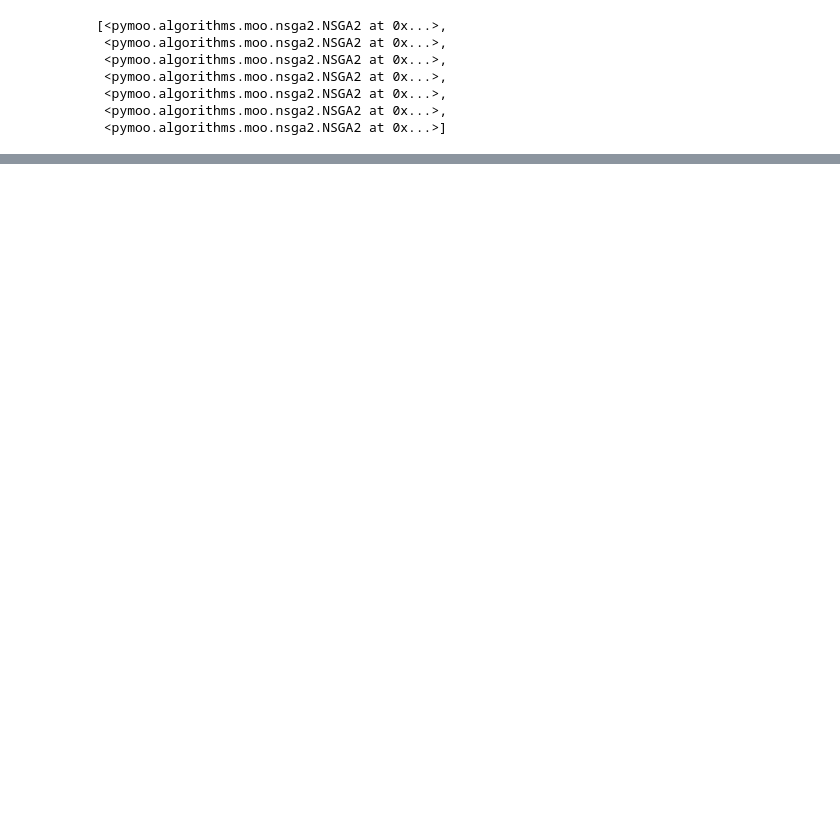
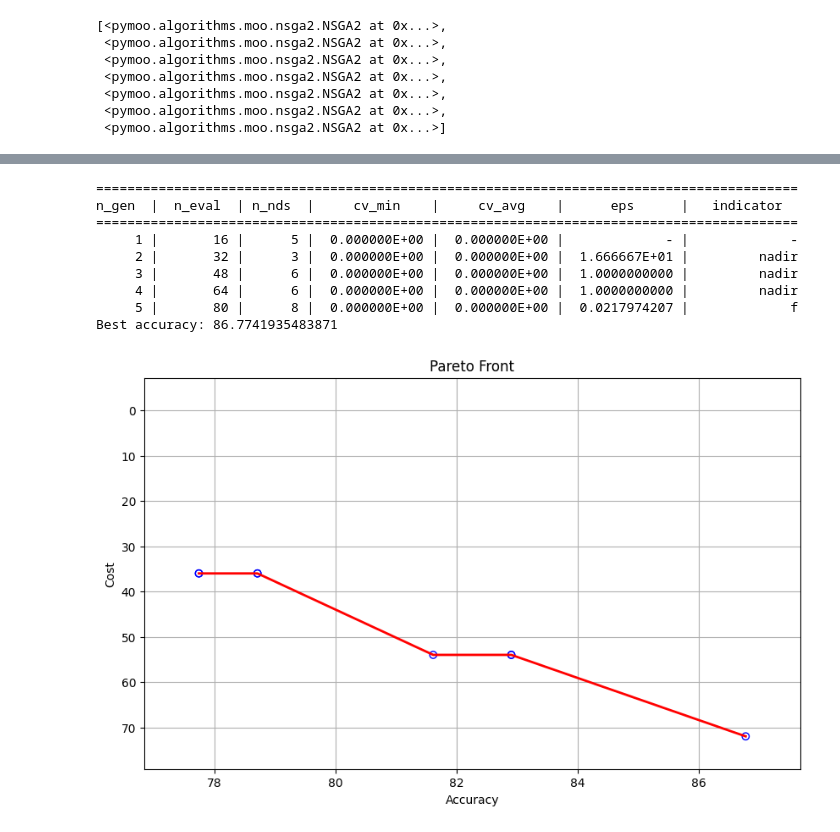
Before and after one commit to DiceNameIsMy/neural-networks-compression, a Jupyter notebook: src/main.ipynb, the cells around one changed output, grey strips where cells are left out. Drawn from its saved outputs; the diff is of its cells as text; code cells hidden in the pictures; blank space fills up the shorter version.

```diff
--- a/src/main.ipynb
+++ b/src/main.ipynb
@@ -181,0 +216,3 @@ NameError: name 'res' is not defined
+# %%
+pop = np.array([e.X for e in res.history[-1].off])
+pop
@@ -181,0 +236,45 @@ NameError: name 'res' is not defined
+# %%
+
+nas_params = NASParams(
+    min_accuracy=30,
+    amount_of_evaluations=5,
+    population_size=40,
+    population_offspring_count=16,
+    epochs=10,
+)
+problem = NASProblem(VertebralDataset, nas_params)
+
+algorithm = NSGA2(
+    pop_size=nas_params.population_size,
+    n_offsprings=nas_params.population_offspring_count,
+    sampling=pop,
+    crossover=SBX(prob=0.9, eta=15, repair=RoundingRepair()),
+    mutation=PM(eta=20, repair=RoundingRepair()),
+)
+
+termination = get_termination("n_gen", 5)
+res = minimize(
+    problem,
+    algorithm,
+    termination,
+    seed=SEED,
+    save_history=True,
+    verbose=True,
+)
+
+problem.show_metadata()
+
+population = get_population_df(problem, res)
+
+# population["pareto_trained"] = train_pf(population["pareto"], VertebralDataset, 10)
+# %% [output]
+==========================================================================================
+n_gen  |  n_eval  | n_nds  |     cv_min    |     cv_avg    |      eps      |   indicator
+==========================================================================================
+     1 |       16 |      5 |  0.000000E+00 |  0.000000E+00 |             - |             -
+     2 |       32 |      3 |  0.000000E+00 |  0.000000E+00 |  1.666667E+01 |         nadir
+     3 |       48 |      6 |  0.000000E+00 |  0.000000E+00 |  1.0000000000 |         nadir
+     4 |       64 |      6 |  0.000000E+00 |  0.000000E+00 |  1.0000000000 |         nadir
+     5 |       80 |      8 |  0.000000E+00 |  0.000000E+00 |  0.0217974207 |             f
+Best accuracy: 86.7741935483871
+[figure, added]
```
Also changed, not shown: parts of 8 cells of this notebook, 4 other files.
